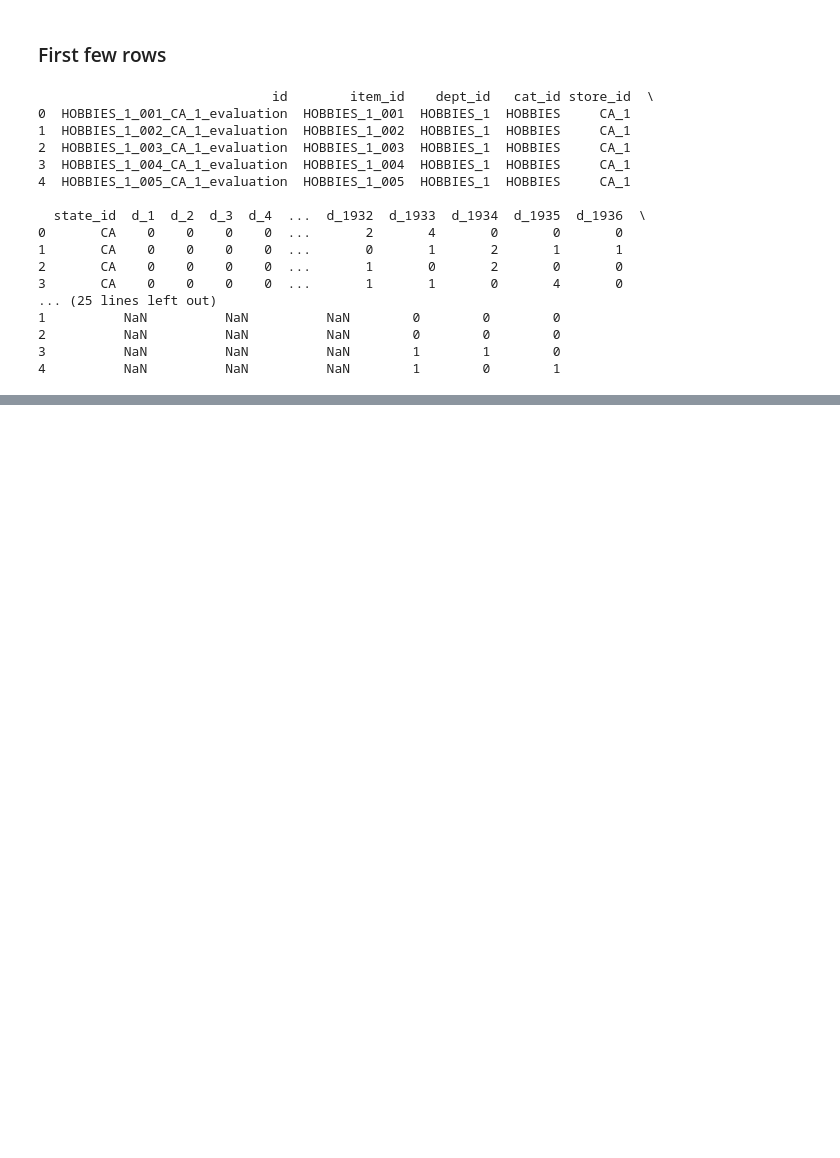
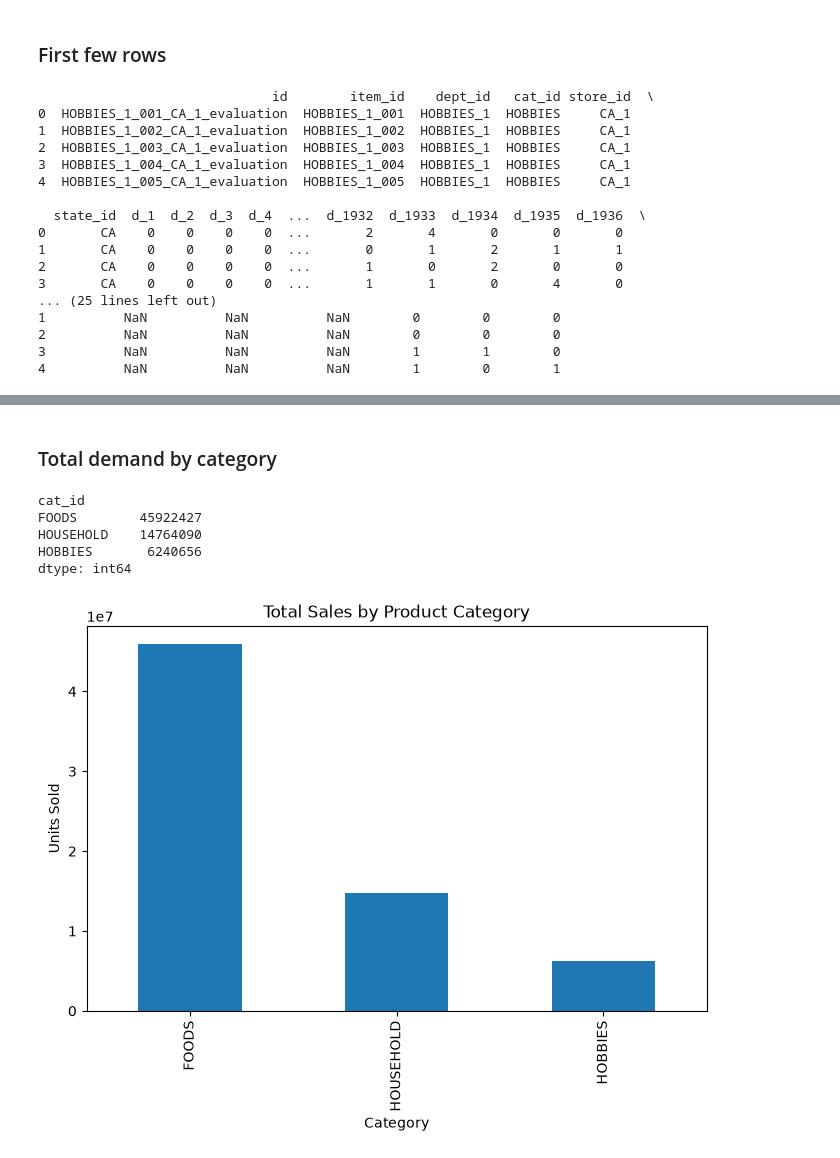
Before and after one commit to lasithalankajeewa/ML-StockPredict, a Jupyter notebook: notebooks/01_eda.ipynb, the cells around one changed output, grey strips where cells are left out. Cells and saved outputs as stored; diff of their text form; code cells hidden in the pictures; blank space fills up the shorter version.

```diff
--- a/notebooks/01_eda.ipynb
+++ b/notebooks/01_eda.ipynb
@@ -117,0 +302,29 @@ print(calendar_data.head(5))
+# %% [markdown]
+### Total demand by category
+# %%
+category_sales = (
+    sales_data
+    .groupby("cat_id")[day_cols]
+    .sum()
+    .sum(axis=1)
+    .sort_values(ascending=False)
+)
+
+display(category_sales)
+
+plt.figure(figsize=(8, 5))
+
+category_sales.plot(kind="bar")
+
+plt.title("Total Sales by Product Category")
+plt.xlabel("Category")
+plt.ylabel("Units Sold")
+
+plt.show()
+# %% [output]
+cat_id
+FOODS        45922427
+HOUSEHOLD    14764090
+HOBBIES       6240656
+dtype: int64
+[figure, added]
```
Also changed, not shown: parts of 44 cells of this notebook.
